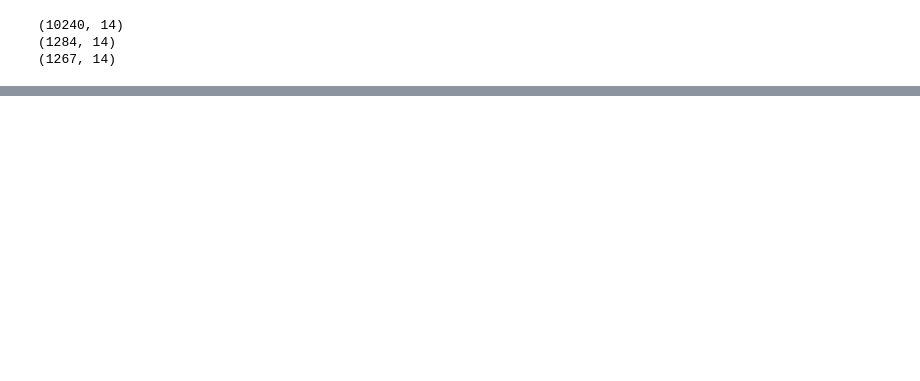
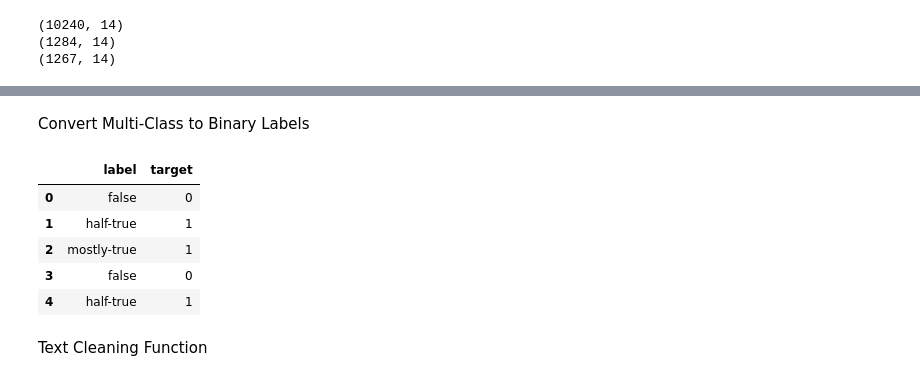
Before and after one commit to Rashaakk/Fake_News_Detection, a Jupyter notebook: code.ipynb, the cells around one changed output, grey strips where cells are left out. Cells and saved outputs as stored; diff of their text form; code cells hidden in the pictures; blank space fills up the shorter version.

```diff
--- a/code.ipynb
+++ b/code.ipynb
@@ -81,0 +91,28 @@ train_df.head()
+# %% [markdown]
+Convert Multi-Class to Binary Labels
+# %%
+fake_labels = ['pants-fire', 'false', 'barely-true']
+real_labels = ['half-true', 'mostly-true', 'true']
+
+
+def convert_label(label):
+    if label in fake_labels:
+        return 0
+    else:
+        return 1
+
+
+train_df['target'] = train_df['label'].apply(convert_label)
+valid_df['target'] = valid_df['label'].apply(convert_label)
+test_df['target'] = test_df['label'].apply(convert_label)
+
+train_df[['label', 'target']].head()
+# %% [output]
+|  | label | target |
+| 0 | false | 0 |
+| 1 | half-true | 1 |
+| 2 | mostly-true | 1 |
+| 3 | false | 0 |
+| 4 | half-true | 1 |
+# %% [markdown]
+Text Cleaning Function
```
Also changed, not shown: parts of 4 cells of this notebook.
